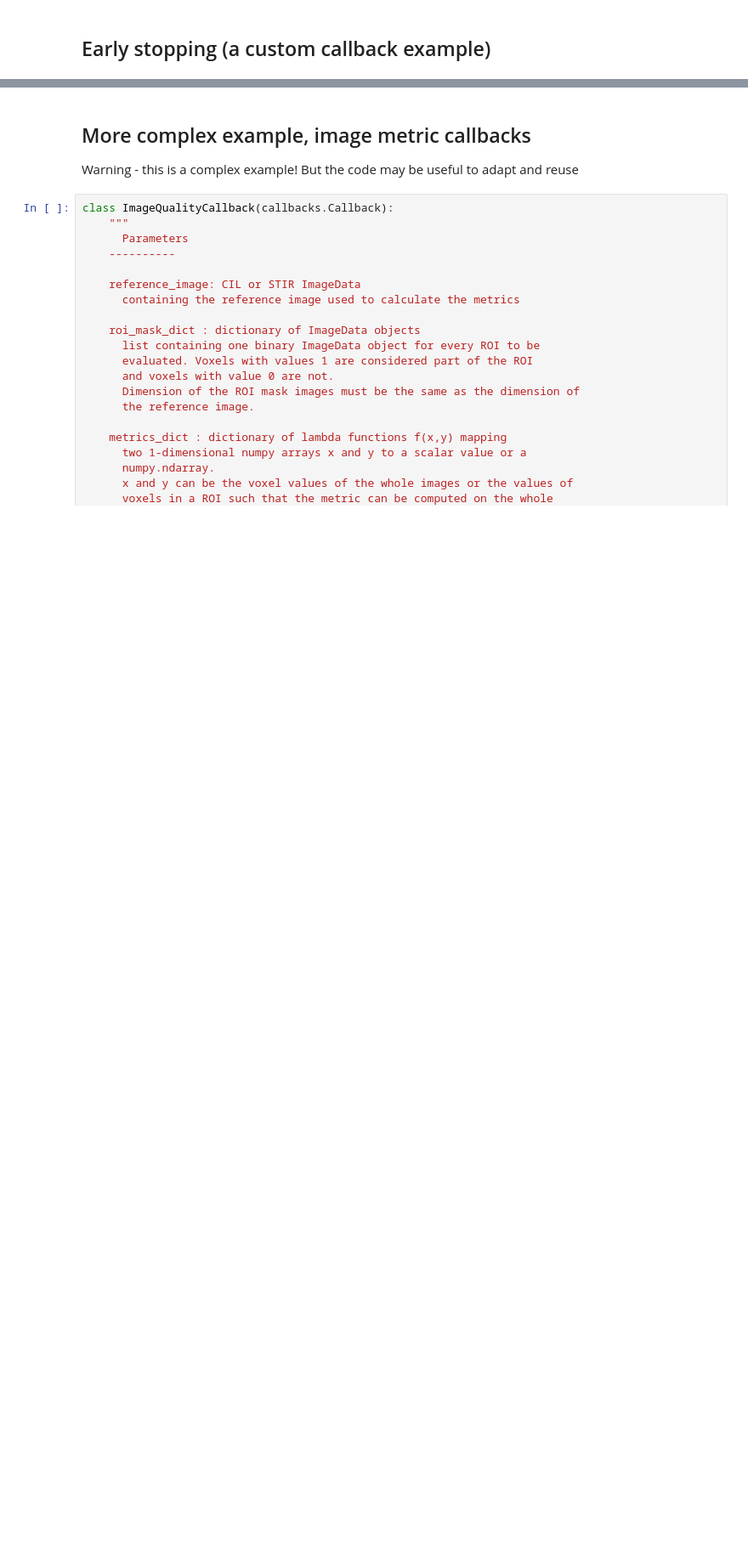
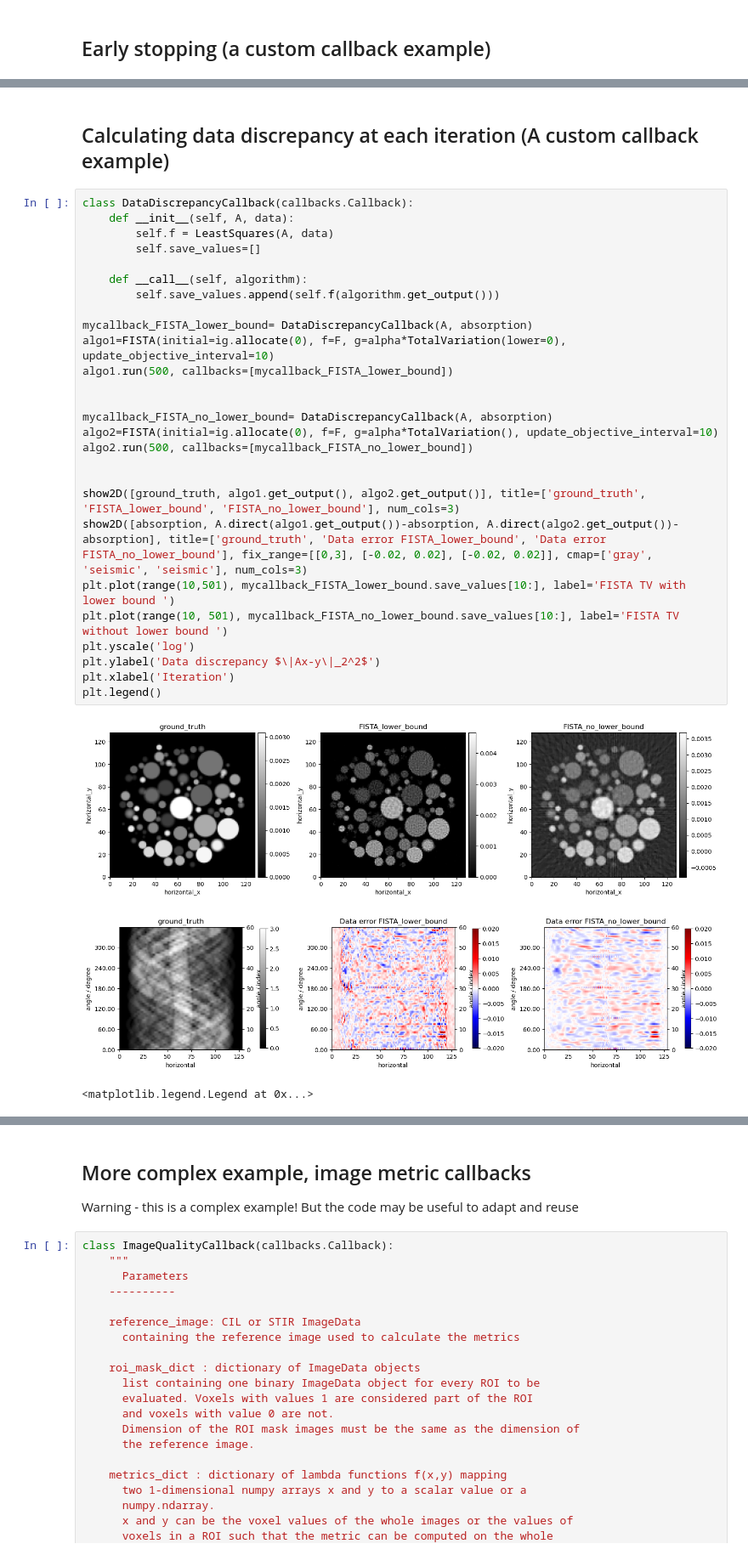
Before and after one commit to MargaretDuff/cil_test_notebooks, a Jupyter notebook: callbacks/callback_demonstration.ipynb, the cells around one changed output, grey strips where cells are left out. Shown at 85% size. Saved outputs shown, nothing was run; the diff lists cells and outputs as text; blank space fills up the shorter version.

Commit message:
Range of updates

```diff
--- a/callbacks/callback_demonstration.ipynb
+++ b/callbacks/callback_demonstration.ipynb
@@ -170,2 +187,35 @@ show2D([ground_truth, recon, algo.solution], title = ['Ground Truth', 'FDK Recon
 [figure]
 <cil.utilities.display.show2D at 0x...>
+# %% [markdown]
+## Calculating data discrepancy at each iteration (A custom callback example)
+# %%
+class DataDiscrepancyCallback(callbacks.Callback):
+    def __init__(self, A, data):
+        self.f = LeastSquares(A, data)
+        self.save_values=[]
+
+    def __call__(self, algorithm):
+        self.save_values.append(self.f(algorithm.get_output()))
+
+mycallback_FISTA_lower_bound= DataDiscrepancyCallback(A, absorption)
+algo1=FISTA(initial=ig.allocate(0), f=F, g=alpha*TotalVariation(lower=0), update_objective_interval=10)
+algo1.run(500, callbacks=[mycallback_FISTA_lower_bound])
+
+
+mycallback_FISTA_no_lower_bound= DataDiscrepancyCallback(A, absorption)
+algo2=FISTA(initial=ig.allocate(0), f=F, g=alpha*TotalVariation(), update_objective_interval=10)
+algo2.run(500, callbacks=[mycallback_FISTA_no_lower_bound])
+
+
+show2D([ground_truth, algo1.get_output(), algo2.get_output()], title=['ground_truth', 'FISTA_lower_bound', 'FISTA_no_lower_bound'], num_cols=3)
+show2D([absorption, A.direct(algo1.get_output())-absorption, A.direct(algo2.get_output())-absorption], title=['ground_truth', 'Data error FISTA_lower_bound', 'Data error FISTA_no_lower_bound'], fix_range=[[0,3], [-0.02, 0.02], [-0.02, 0.02]], cmap=['gray', 'seismic', 'seismic'], num_cols=3)
+plt.plot(range(10,501), mycallback_FISTA_lower_bound.save_values[10:], label='FISTA TV with lower bound ')
+plt.plot(range(10, 501), mycallback_FISTA_no_lower_bound.save_values[10:], label='FISTA TV without lower bound ')
+plt.yscale('log')
+plt.ylabel('Data discrepancy $\|Ax-y\|_2^2$')
+plt.xlabel('Iteration')
+plt.legend()
+# %% [output]
+[figure, added]
+[figure, added]
+<matplotlib.legend.Legend at 0x...>
```
Also changed, not shown: parts of 13 cells of this notebook, 24 other files.
